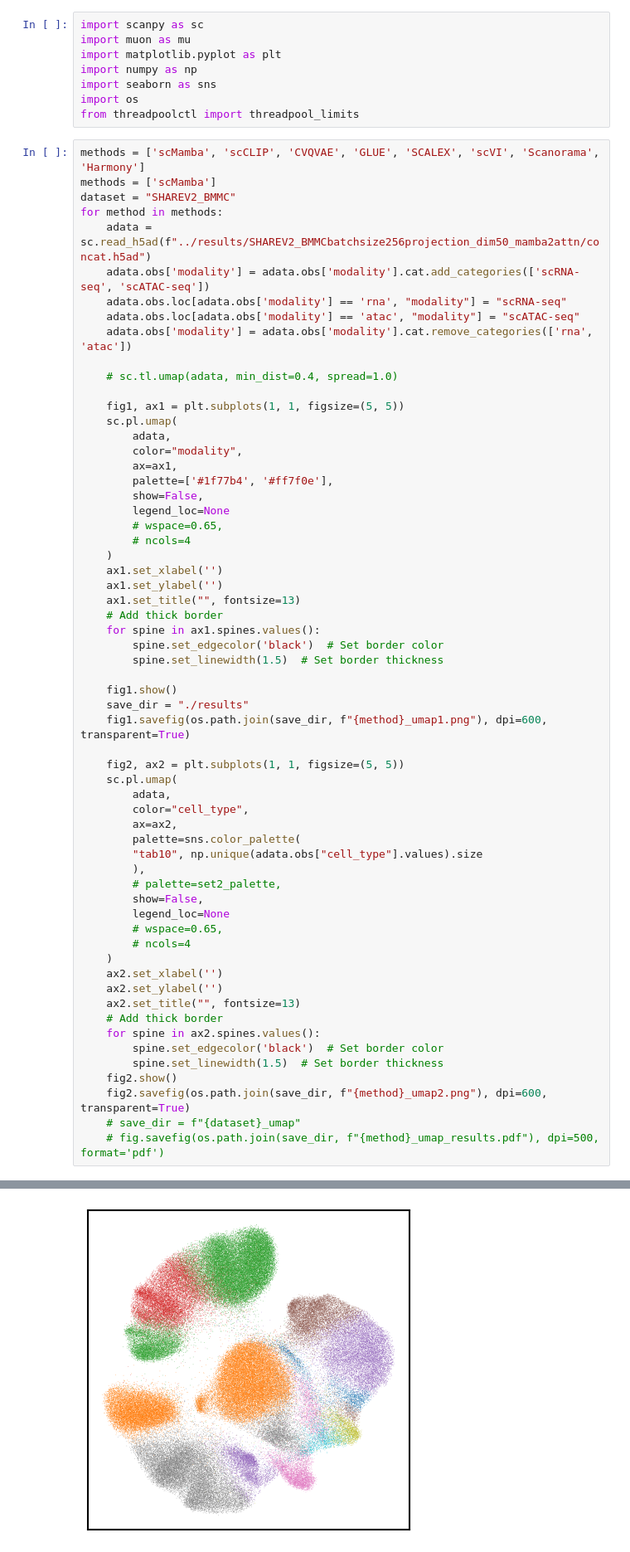
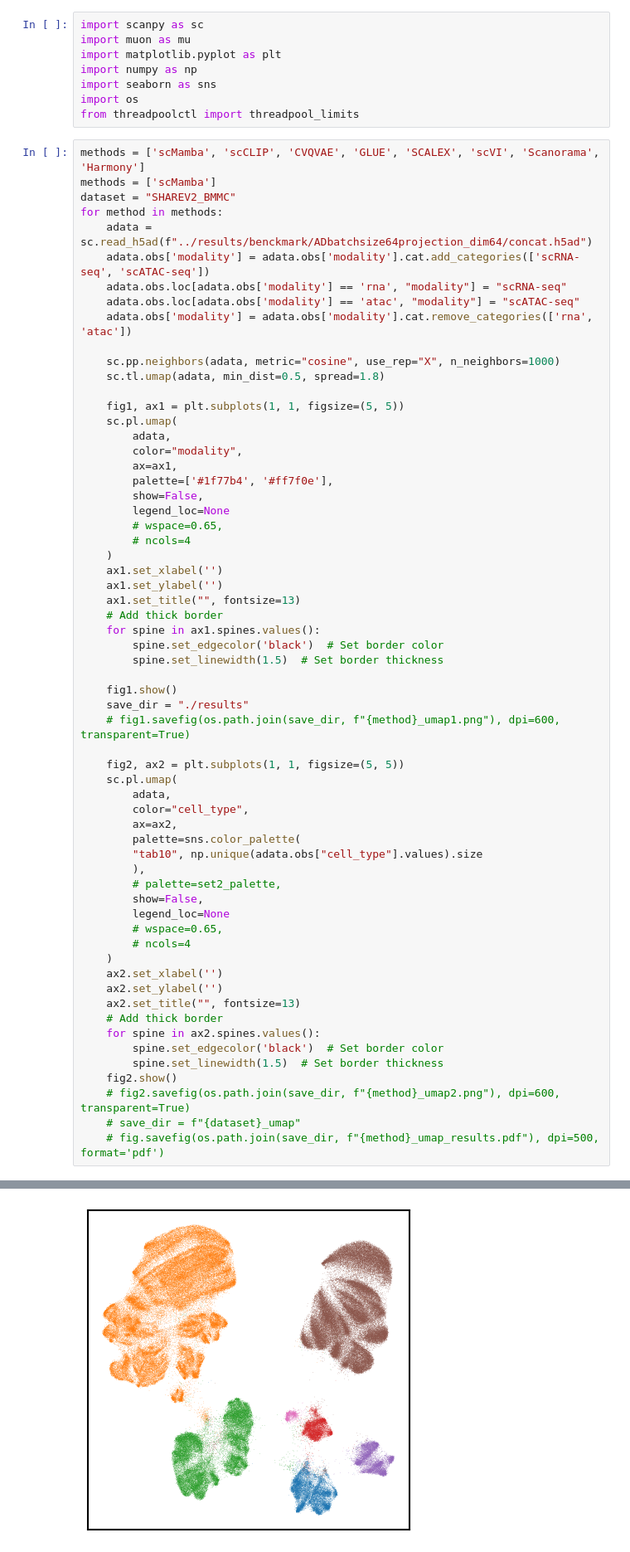
Before and after one commit to 23AIBox/scMamba, a Jupyter notebook: tutorials/umap_plot_for_paper.ipynb, the cells around one changed output, grey strips where cells are left out. Shown at 83% size. Saved outputs shown, nothing was run; the diff lists cells and outputs as text.

Commit message:
add benckmark config files and some tutorial files

```diff
--- a/tutorials/umap_plot_for_paper.ipynb
+++ b/tutorials/umap_plot_for_paper.ipynb
@@ -11,13 +11,14 @@ methods = ['scMamba', 'scCLIP', 'CVQVAE', 'GLUE', 'SCALEX', 'scVI', 'Scanorama',
 methods = ['scMamba']
 dataset = "SHAREV2_BMMC"
 for method in methods:
-    adata = sc.read_h5ad(f"../results/SHAREV2_BMMCbatchsize256projection_dim50_mamba2attn/concat.h5ad")
+    adata = sc.read_h5ad(f"../results/benckmark/ADbatchsize64projection_dim64/concat.h5ad")
     adata.obs['modality'] = adata.obs['modality'].cat.add_categories(['scRNA-seq', 'scATAC-seq'])
     adata.obs.loc[adata.obs['modality'] == 'rna', "modality"] = "scRNA-seq"
     adata.obs.loc[adata.obs['modality'] == 'atac', "modality"] = "scATAC-seq"
     adata.obs['modality'] = adata.obs['modality'].cat.remove_categories(['rna', 'atac'])
 
-    # sc.tl.umap(adata, min_dist=0.4, spread=1.0)
+    sc.pp.neighbors(adata, metric="cosine", use_rep="X", n_neighbors=1000)
+    sc.tl.umap(adata, min_dist=0.5, spread=1.8)
 
     fig1, ax1 = plt.subplots(1, 1, figsize=(5, 5))
     sc.pl.umap(
@@ -40,7 +41,7 @@ for method in methods:
 
     fig1.show()
     save_dir = "./results"
-    fig1.savefig(os.path.join(save_dir, f"{method}_umap1.png"), dpi=600, transparent=True)
+    # fig1.savefig(os.path.join(save_dir, f"{method}_umap1.png"), dpi=600, transparent=True)
 
     fig2, ax2 = plt.subplots(1, 1, figsize=(5, 5))
     sc.pl.umap(
@@ -64,7 +65,7 @@ for method in methods:
         spine.set_edgecolor('black')  # Set border color
         spine.set_linewidth(1.5)  # Set border thickness
     fig2.show()
-    fig2.savefig(os.path.join(save_dir, f"{method}_umap2.png"), dpi=600, transparent=True)
+    # fig2.savefig(os.path.join(save_dir, f"{method}_umap2.png"), dpi=600, transparent=True)
     # save_dir = f"{dataset}_umap"
     # fig.savefig(os.path.join(save_dir, f"{method}_umap_results.pdf"), dpi=500, format='pdf')
 # %% [output]
@@ -72 +73 @@ for method in methods:
-[figure, old version]
+[figure, new version]
```
Also changed, not shown: parts of 1 cell of this notebook, 18 other files.
